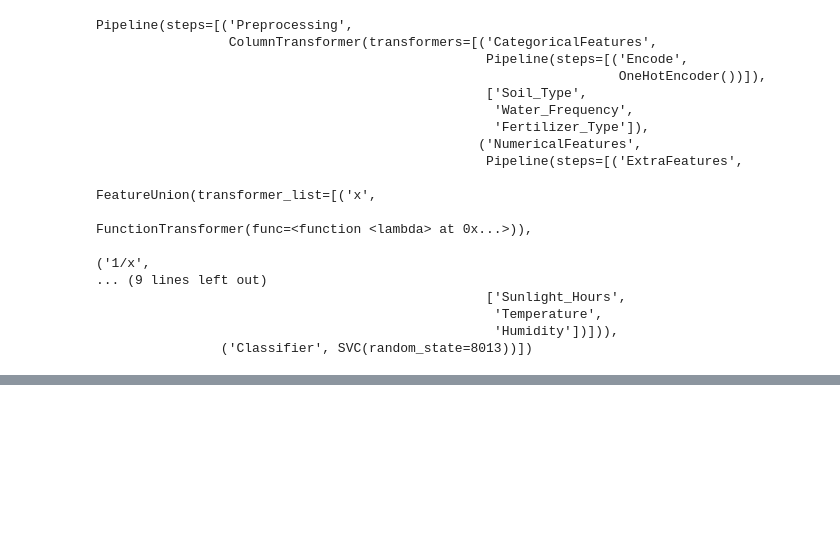
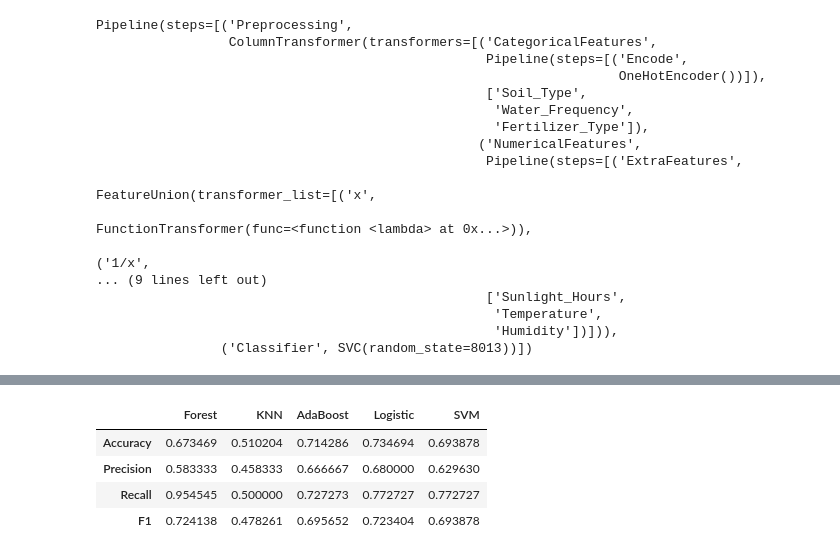
Before and after one commit to alexisuaguilaru/Plant_Growth_Model, a Jupyter notebook: Model/MachineLearningModel.ipynb, the cells around one changed output, grey strips where cells are left out. Cells and saved outputs as stored; diff of their text form; code cells hidden in the pictures; blank space fills up the shorter version.

```diff
--- a/Model/MachineLearningModel.ipynb
+++ b/Model/MachineLearningModel.ipynb
@@ -385,0 +387,8 @@ fig.legend(bbox_to_anchor=(1.1,0.6));
+# %%
+EvaluationsResults
+# %% [output]
+|  | Forest | KNN | AdaBoost | Logistic | SVM |
+| Accuracy | 0.673469 | 0.510204 | 0.714286 | 0.734694 | 0.693878 |
+| Precision | 0.583333 | 0.458333 | 0.666667 | 0.680000 | 0.629630 |
+| Recall | 0.954545 | 0.500000 | 0.727273 | 0.772727 | 0.772727 |
+| F1 | 0.724138 | 0.478261 | 0.695652 | 0.723404 | 0.693878 |
```
Also changed, not shown: parts of 16 cells of this notebook.
